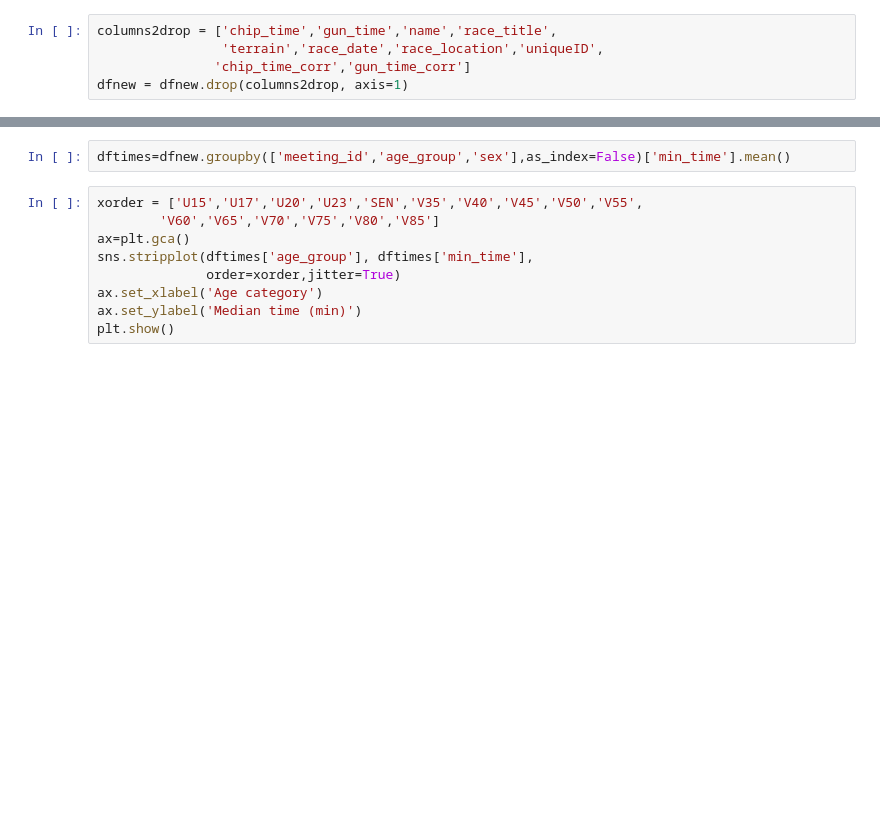
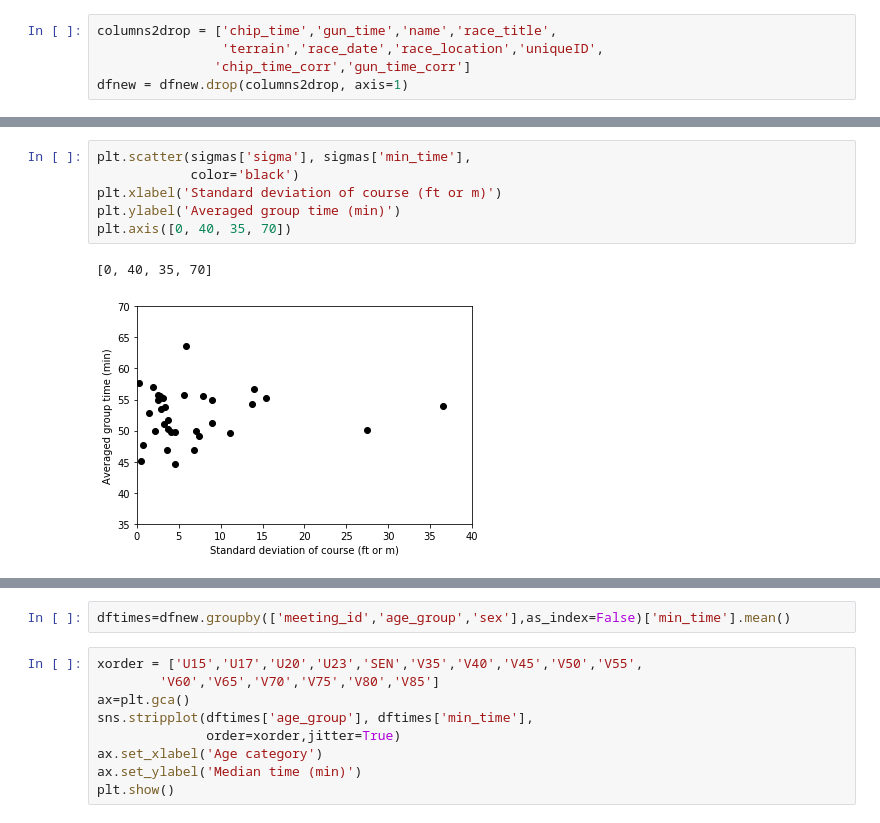
Before and after one commit to freddyox/letsdothis, a Jupyter notebook: clean_build_tables.ipynb, the cells around one changed output, grey strips where cells are left out. Cells and saved outputs as stored; diff of their text form; blank space fills up the shorter version.

```diff
--- a/clean_build_tables.ipynb
+++ b/clean_build_tables.ipynb
@@ -162,0 +165,9 @@ dfnew = dfnew.drop(columns2drop, axis=1)
+# %%
+plt.scatter(sigmas['sigma'], sigmas['min_time'],
+            color='black')
+plt.xlabel('Standard deviation of course (ft or m)')
+plt.ylabel('Averaged group time (min)')
+plt.axis([0, 40, 35, 70])
+# %% [output]
+[0, 40, 35, 70]
+[figure, added]
```
Also changed, not shown: parts of 14 cells of this notebook, 3 other files.
